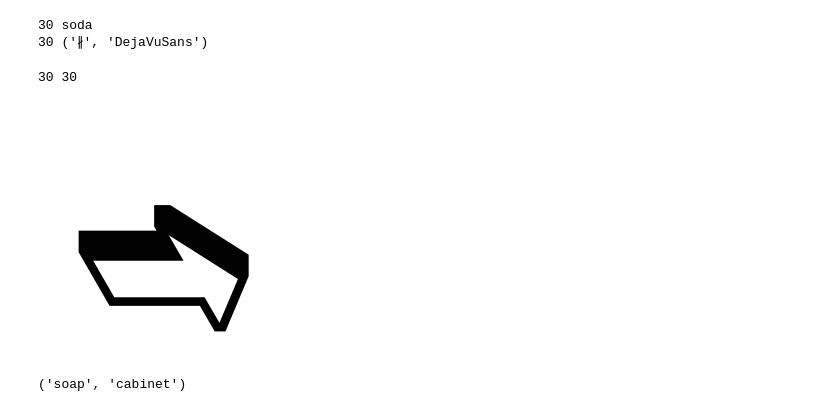
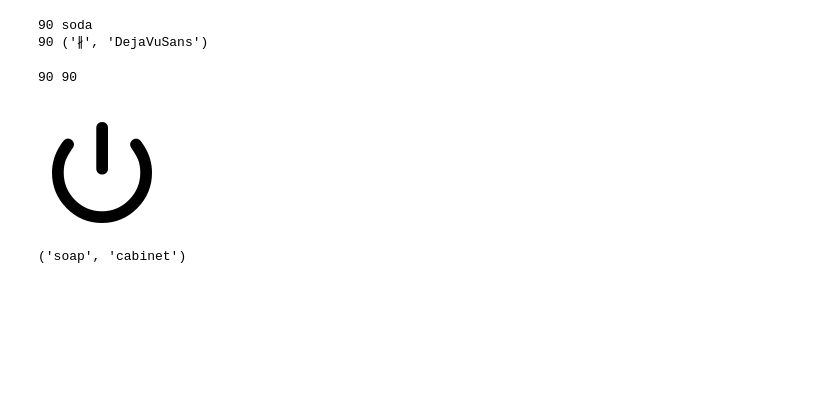
Before and after one commit to zdxdsw/skewed_relations_T2I, a Jupyter notebook: notebooks/diffuser_icons_training.ipynb, the cells around one changed output. Cells and saved outputs as stored; diff of their text form; code cells hidden in the pictures; blank space fills up the shorter version.

```diff
--- a/notebooks/diffuser_icons_training.ipynb
+++ b/notebooks/diffuser_icons_training.ipynb
@@ -4,7 +4,7 @@ os.chdir("../scripts/diffuser_icons/")
 from dataset import *
 from config import ConditionalTrainingConfig
 # %%
-max_num_objs = 30
+max_num_objs = 90
 with open("../../data/nouns/all_nouns.txt", "r") as f:
     nouns = [x.strip() for x in f.readlines()][:max_num_objs]
 print(len(nouns), nouns[0])
@@ -12,21 +12,21 @@ with open("../../data/matplotlib/unicode.jsonl", "r", encoding="unicode-escape")
     icons = [(json.loads(x)[0], json.loads(x)[2]) for x in f.readlines()][:max_num_objs]
 print(len(icons), icons[0])
 # %% [output]
-30 soda
-30 ('∦', 'DejaVuSans')
+90 soda
+90 ('∦', 'DejaVuSans')
 # %%
-canvas_size = (256, 256)
-icon_size = 256
-fontsize = 220
+canvas_size = (128, 128)
+icon_size = 128
+fontsize = 120
 train_pairs, test_pairs = create_data_single_obj(nouns, icons, canvas_size=canvas_size, icon_size=icon_size, fontsize=fontsize)
 print(len(train_pairs), len(test_pairs))
 # %% [output]
-30 30
+90 90
 # %%
 #print(train_pairs[5][0])
-train_pairs[16][1]
+train_pairs[84][1]
 # %% [output]
-[figure, old version]
+[figure, new version]
 # %%
 nouns[23], nouns[50]
 # %% [output]
```
Also changed, not shown: 8 other files.
